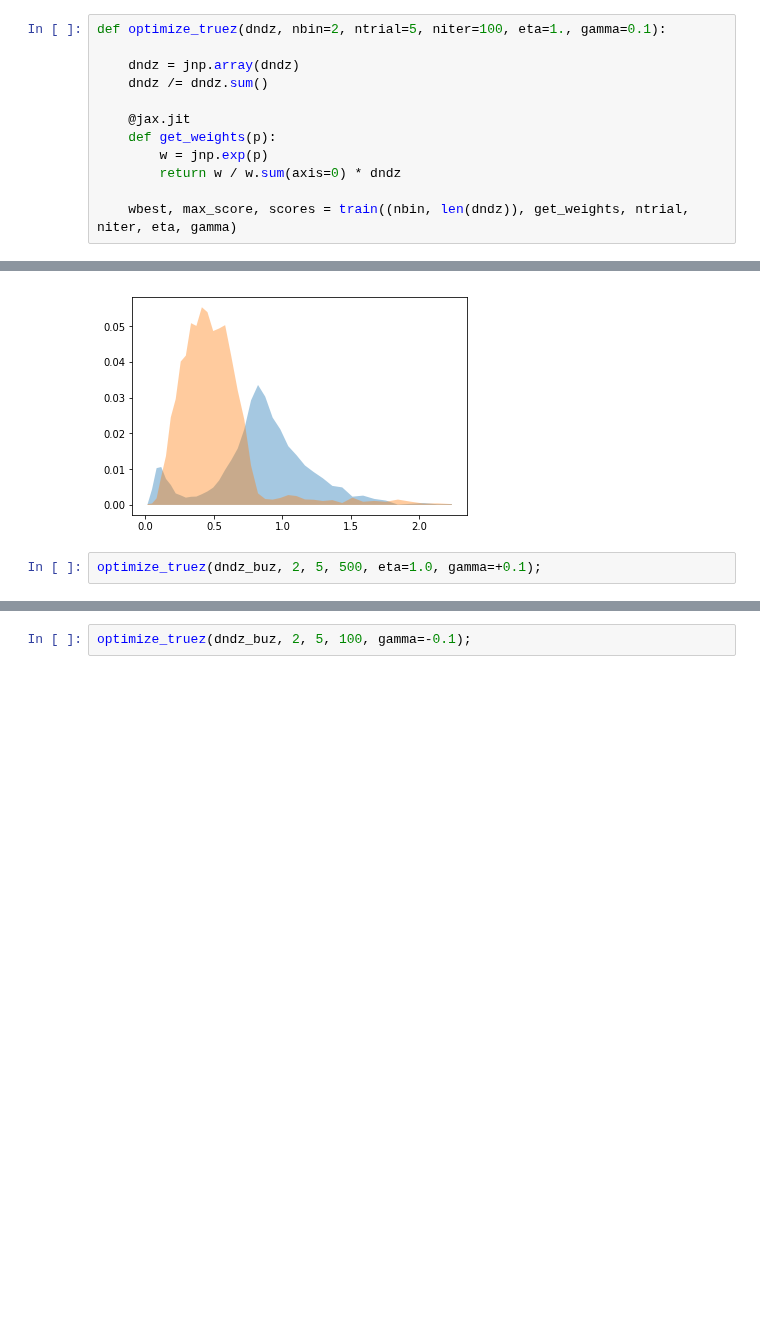
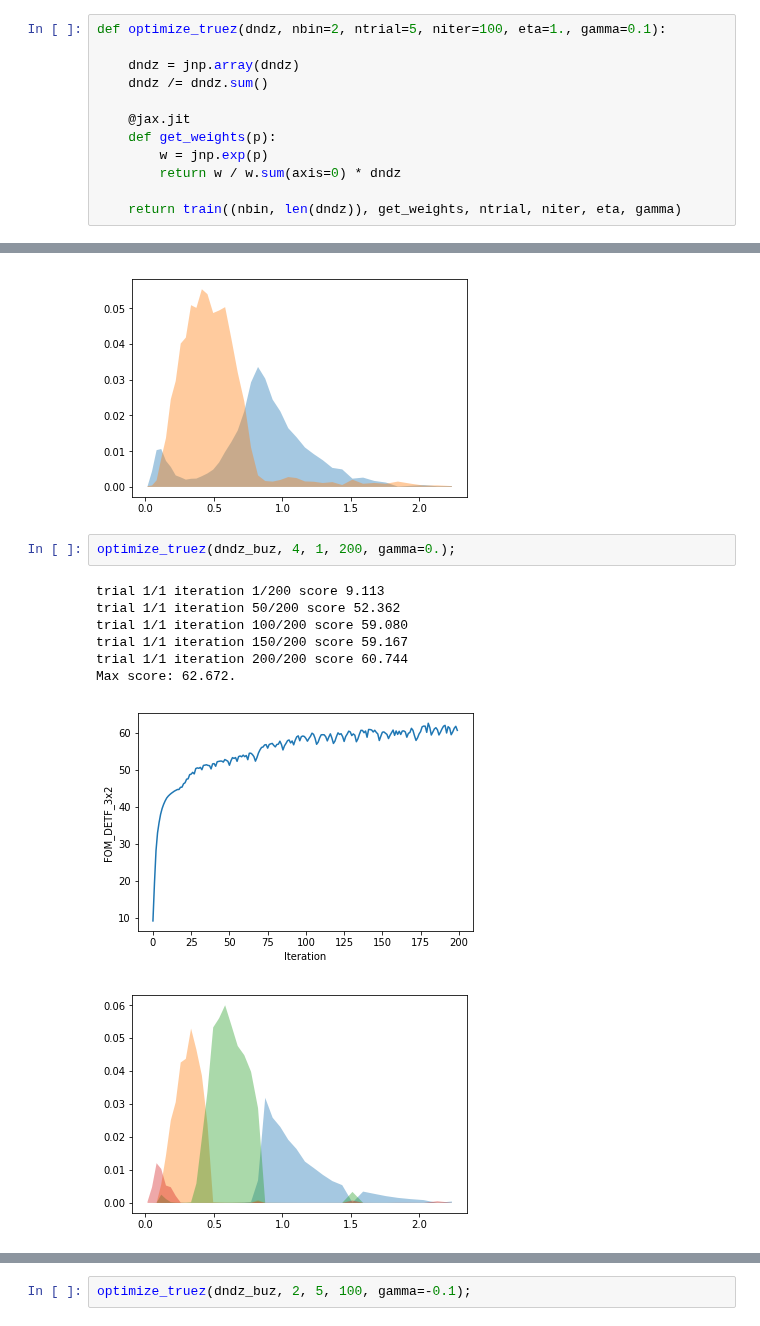
Before and after one commit to dkirkby/zotbin, a Jupyter notebook: Refine.ipynb, the cells around one changed output, grey strips where cells are left out. Saved outputs shown, nothing was run; the diff lists cells and outputs as text; blank space fills up the shorter version.

```diff
--- a/Refine.ipynb
+++ b/Refine.ipynb
@@ -116,7 +116,7 @@ def optimize_truez(dndz, nbin=2, ntrial=5, niter=100, eta=1., gamma=0.1):
         w = jnp.exp(p)
         return w / w.sum(axis=0) * dndz
 
-    wbest, max_score, scores = train((nbin, len(dndz)), get_weights, ntrial, niter, eta, gamma)
+    return train((nbin, len(dndz)), get_weights, ntrial, niter, eta, gamma)
 # %%
 optimize_truez(dndz_buz, 2, 5, 100, eta=0.1, gamma=0.);
 # %% [output]
@@ -139,4 +139,13 @@ Max score: 20.306.
 [figure]
 [figure]
 # %%
-optimize_truez(dndz_buz, 2, 5, 500, eta=1.0, gamma=+0.1);
+optimize_truez(dndz_buz, 4, 1, 200, gamma=0.);
+# %% [output]
+trial 1/1 iteration 1/200 score 9.113
+trial 1/1 iteration 50/200 score 52.362
+trial 1/1 iteration 100/200 score 59.080
+trial 1/1 iteration 150/200 score 59.167
+trial 1/1 iteration 200/200 score 60.744
+Max score: 62.672.
+[figure, added]
+[figure, added]
```
Also changed, not shown: parts of 5 cells of this notebook.
